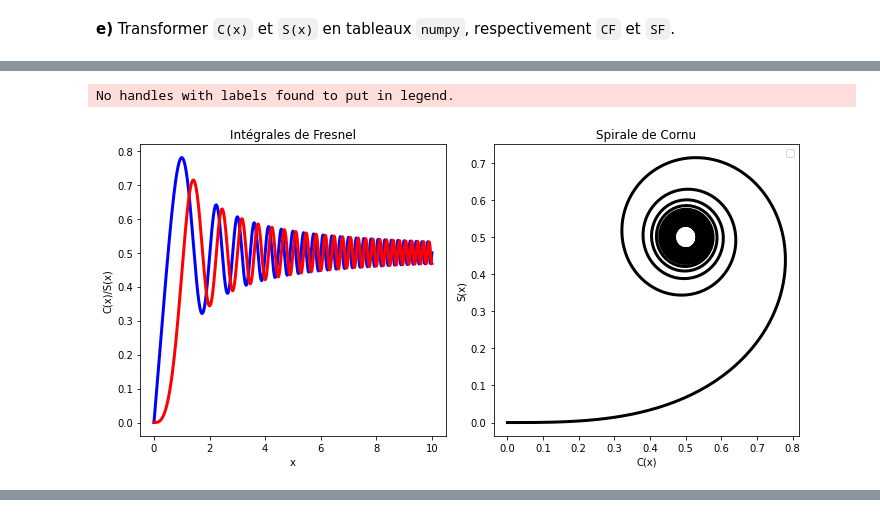
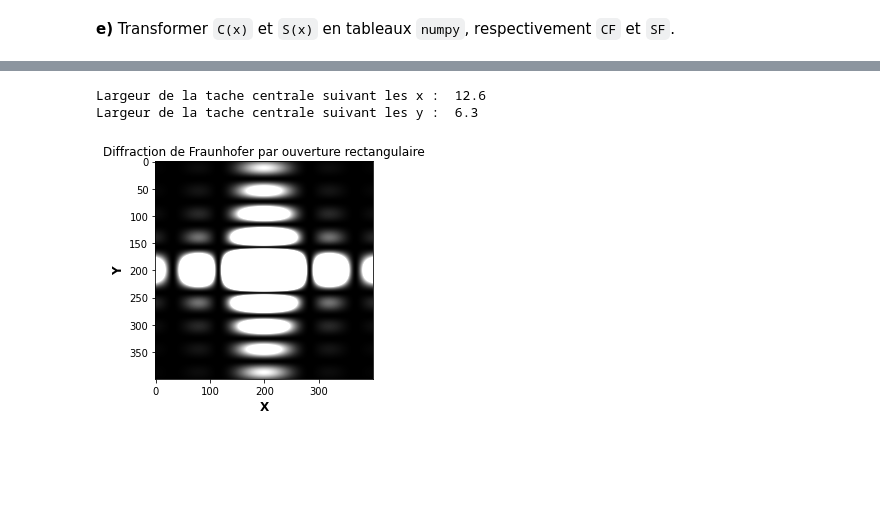
Before and after one commit to CodeTunisia/PysNum2022, a Jupyter notebook: jour1/Exercices.ipynb, the cells around one changed output, grey strips where cells are left out. Cells and saved outputs as stored; diff of their text form; code cells hidden in the pictures; blank space fills up the shorter version.

```diff
--- a/jour1/Exercices.ipynb
+++ b/jour1/Exercices.ipynb
@@ -263,26 +191,6 @@ Tracer une grille de figures à 2 colonnes dont le graphique de gauche représen
 La sortie de ce programme devrait être comme suit:
 
 ![](https://github.com/CodeTunisia/PysNum2022/blob/main/jour1/imgs/fresnel.png?raw=1)
-# %%
-
-fig1=plt.figure(figsize=(10, 5))   # Figure
-ax1=plt.subplot(121) # premier subplot dans la figure
-ax1.plot(x, CF,"-b", lw =3,label = "C(x)")
-ax1.plot(x, SF,"-r",lw = 3, label = "S(x)")
-ax1.set_xlabel("x")
-ax1.set_ylabel("C(x)/S(x)")
-ax1.set_title('Intégrales de Fresnel') # titre du subplot 211
-ax2=plt.subplot(122) # deuxième subplot dans la figure
-ax2.plot(CF,SF, '-k', lw = 3)
-ax2.set_xlabel("C(x)")
-ax2.set_ylabel("S(x)")
-ax2.set_title('Spirale de Cornu') # titre du subplot 212
-plt.legend()
-plt.tight_layout() # Ajuster la figure
-plt.show()
-# %% [output]
-No handles with labels found to put in legend.
-[figure, removed]
 # %% [markdown]
 # Exercice 4 : Diffraction par ouverture rectangulaire
 
@@ -315,3 +223,36 @@ La largeur de la tache centrale dans la direction y :  6.3
 
 * `X,Y = np.meshgrid(x,y)`, avec \verb|x| et \verb|y| sont deux tableaux \verb|numpy|, est très utile pour évaluer des fonctions sur une grille.
 * `plt.imshow(I, cmap='gray', vmin=0, vmax=.005)` afficher une image, à savoir des données sur une trame régulière 2D.
+# %%
+import numpy as np
+import matplotlib.pyplot as plt
+def DiffRect(lamda, b, h, D):
+    k = (2*np.pi)/lamda  # wavelength of light in vaccuum
+    a = 30 * 1.E-2  # Side of a square-shaped screen (m)
+    # The width of the central maximum along (Ox)
+    delta_x = 1.E2 * (2 * lamda * D) / b
+    print("Largeur de la tache centrale suivant les x : ", delta_x)
+    # The width of the central maximum along (Oy)
+    delta_y = 1.E2 * (2 * lamda * D) / h
+    print("Largeur de la tache centrale suivant les y : ", delta_y)
+    N = 400
+    X = np.linspace(-a/2, a/2, N)
+    Y = X  # coordinates of screen
+    B = (k * b * X) / (2. * D)
+    H = (k * h * Y) / (2. * D)  # intermediate variable
+    # 2D & 3 D representation
+    BB, HH = np.meshgrid(B, H)
+    I = ((np.sin(BB) / BB)**2) * ((np.sin(HH) / HH)**2)
+    # figure 2D
+    plt.imshow(I, cmap='gray', vmin=0, vmax=.005)
+    plt.xlabel('X', fontsize=12, fontweight='bold')
+    plt.ylabel('Y', fontsize=12, fontweight='bold')
+    plt.title('Diffraction de Fraunhofer par ouverture rectangulaire')
+    plt.savefig("Diffraction.png")
+    plt.show()
+# %%
+DiffRect(lamda= 630*1.E-9, b= 2*1.E-5, h= 4*1.E-5, D= 2)
+# %% [output]
+Largeur de la tache centrale suivant les x :  12.6
+Largeur de la tache centrale suivant les y :  6.3
+[figure, added]
```
Also changed, not shown: parts of 9 cells of this notebook.
